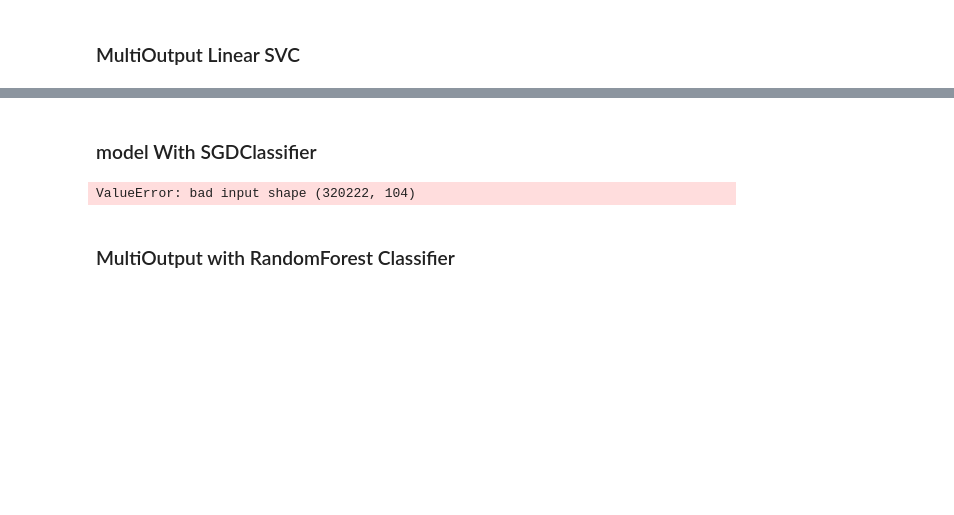
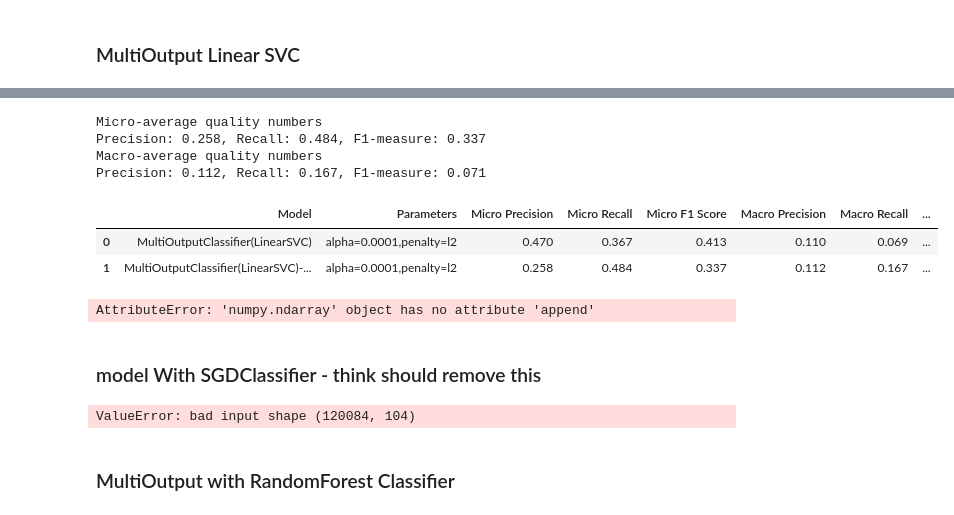
Before and after one commit to ayeshabhimdi/education-reboot, a Jupyter notebook: project/Reboot-Education_boxplot-PandasMICE.ipynb, the cells around one changed output, grey strips where cells are left out. Saved outputs shown, nothing was run; the diff lists cells and outputs as text; code cells hidden in the pictures; blank space fills up the shorter version.

```diff
--- a/project/Reboot-Education_boxplot-PandasMICE.ipynb
+++ b/project/Reboot-Education_boxplot-PandasMICE.ipynb
@@ -965,9 +1002,34 @@ svc_classifier.fit(prepared_data, y_train)
+# %%
+predicted = svc_classifier.predict(prepared_test_data)
+# %%
+precision, recall,f1, macro_precision, macro_recall, macro_f1 = evaluate(y_test, predicted)
+# %% [output]
+Micro-average quality numbers
+Precision: 0.258, Recall: 0.484, F1-measure: 0.337
+Macro-average quality numbers
+Precision: 0.112, Recall: 0.167, F1-measure: 0.071
 # %%
-svc_classifier.predict(X_test)
-print ("Accuracy Score: ",evaluate(y_test, predicted))
-results.loc[len(results)] = ["MultiOutputClassifier(LinearSVC)", "alpha=0.0001,penalty=l2",precision, recall,f1, macro_precision, macro_recall, macro_f1, np.round(runtime,4)]
+results.loc[len(results)] = ["MultiOutputClassifier(LinearSVC)-run2", "alpha=0.0001,penalty=l2",precision, recall,f1, macro_precision, macro_recall, macro_f1, np.round(runtime,4)]
+# %%
+results
+# %% [output]
+|  | Model | Parameters | Micro Precision | Micro Recall | Micro F1 Score | Macro Precision | Macro Recall | ... |
+| 0 | MultiOutputClassifier(LinearSVC) | alpha=0.0001,penalty=l2 | 0.470 | 0.367 | 0.413 | 0.110 | 0.069 | ... |
+| 1 | MultiOutputClassifier(LinearSVC)-... | alpha=0.0001,penalty=l2 | 0.258 | 0.484 | 0.337 | 0.112 | 0.167 | ... |
+# %%
+# In LinearSVC coeff has the predictions, predict_proba is not implemented
+
+#predict_prob = svc_classifier.predict_proba(prepared_test_data)
+est_list = svc_classifier.named_steps['clf'].estimators_
+len(est_list)
+predictprobs = np.ndarray((104,490))
+for est in est_list:
+    predictprobs.append(est.coef_)
+# %% [output]
+AttributeError: 'numpy.ndarray' object has no attribute 'append'
 # %% [markdown]
-### model With SGDClassifier
+
+### model With SGDClassifier - think should remove this
 # %%
 from sklearn.linear_model import SGDClassifier
 clf = SGDClassifier()
@@ -976,9 +1038,9 @@ sgd_pipeline = Pipeline([
                 ('clf', SGDClassifier()),
             ])
 # %%
-clf.fit(X_train, y_train)
+clf.fit(prepared_data, y_train)
 # %% [output]
-ValueError: bad input shape (320222, 104)
+ValueError: bad input shape (120084, 104)
 # %% [markdown]
 ### MultiOutput with RandomForest Classifier
 # %%
```
Also changed, not shown: parts of 29 cells of this notebook.
